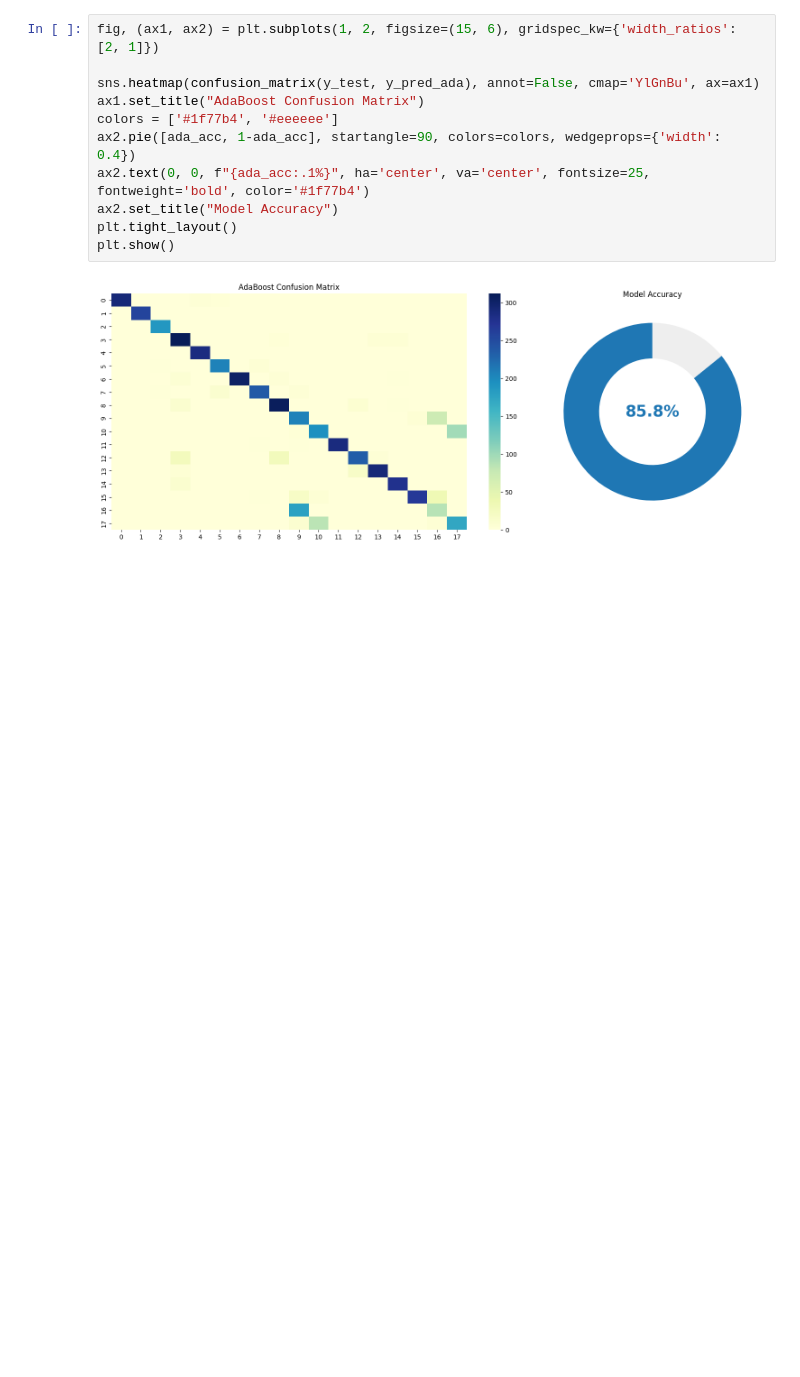
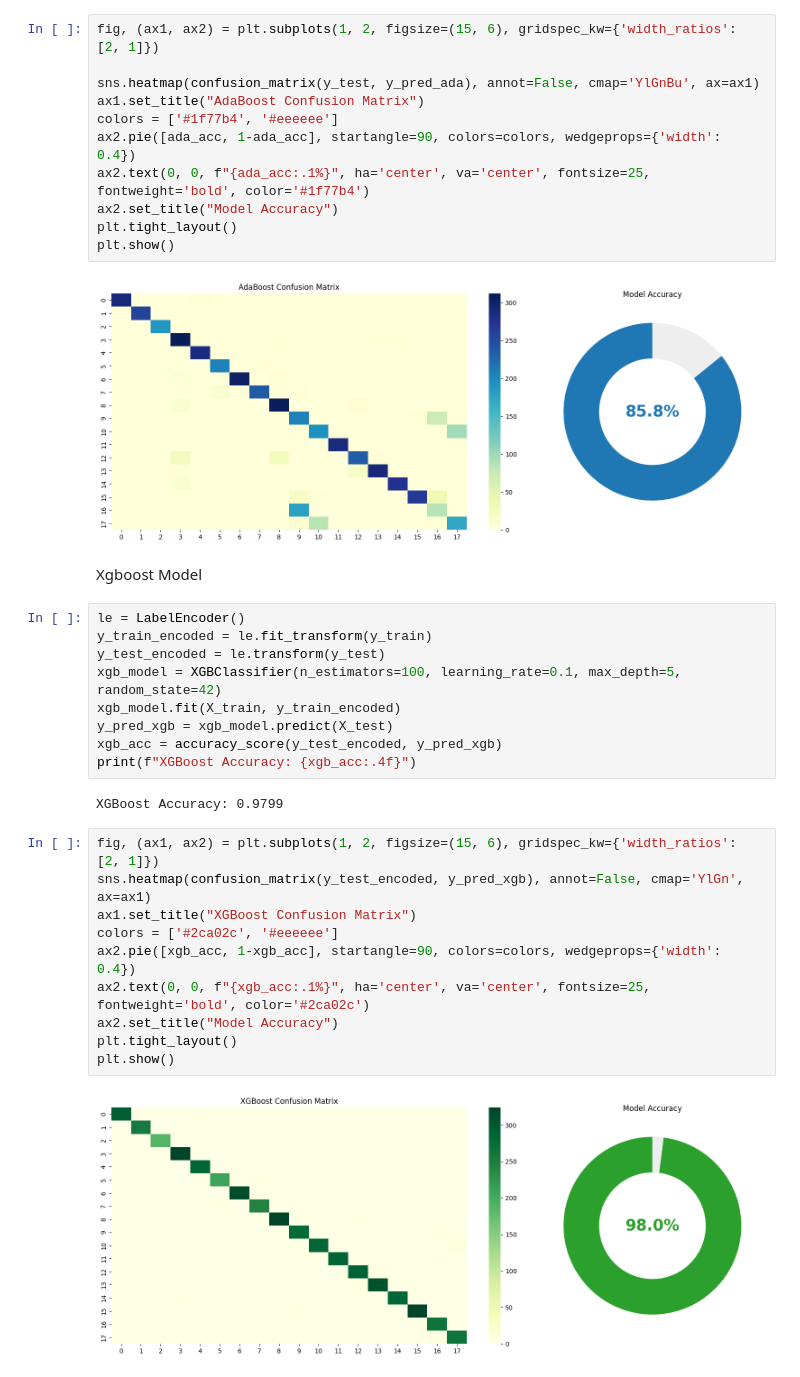
Before and after one commit to MarwanZaineldeen/Hand-Gesture-Classification-MLflow, a Jupyter notebook: hand_gesture_classification.ipynb, the cells around one changed output. Saved outputs shown, nothing was run; the diff lists cells and outputs as text; blank space fills up the shorter version.

Commit message:
add final XGBoost model and visualizing the accuracy

```diff
--- a/hand_gesture_classification.ipynb
+++ b/hand_gesture_classification.ipynb
@@ -408,3 +410,28 @@ plt.tight_layout()
 plt.show()
 # %% [output]
 [figure]
+# %% [markdown]
+Xgboost Model
+# %%
+le = LabelEncoder()
+y_train_encoded = le.fit_transform(y_train)
+y_test_encoded = le.transform(y_test)
+xgb_model = XGBClassifier(n_estimators=100, learning_rate=0.1, max_depth=5, random_state=42)
+xgb_model.fit(X_train, y_train_encoded)
+y_pred_xgb = xgb_model.predict(X_test)
+xgb_acc = accuracy_score(y_test_encoded, y_pred_xgb)
+print(f"XGBoost Accuracy: {xgb_acc:.4f}")
+# %% [output]
+XGBoost Accuracy: 0.9799
+# %%
+fig, (ax1, ax2) = plt.subplots(1, 2, figsize=(15, 6), gridspec_kw={'width_ratios': [2, 1]})
+sns.heatmap(confusion_matrix(y_test_encoded, y_pred_xgb), annot=False, cmap='YlGn', ax=ax1)
+ax1.set_title("XGBoost Confusion Matrix")
+colors = ['#2ca02c', '#eeeeee']
+ax2.pie([xgb_acc, 1-xgb_acc], startangle=90, colors=colors, wedgeprops={'width': 0.4})
+ax2.text(0, 0, f"{xgb_acc:.1%}", ha='center', va='center', fontsize=25, fontweight='bold', color='#2ca02c')
+ax2.set_title("Model Accuracy")
+plt.tight_layout()
+plt.show()
+# %% [output]
+[figure, added]
```
Also changed, not shown: parts of 1 cell of this notebook.
